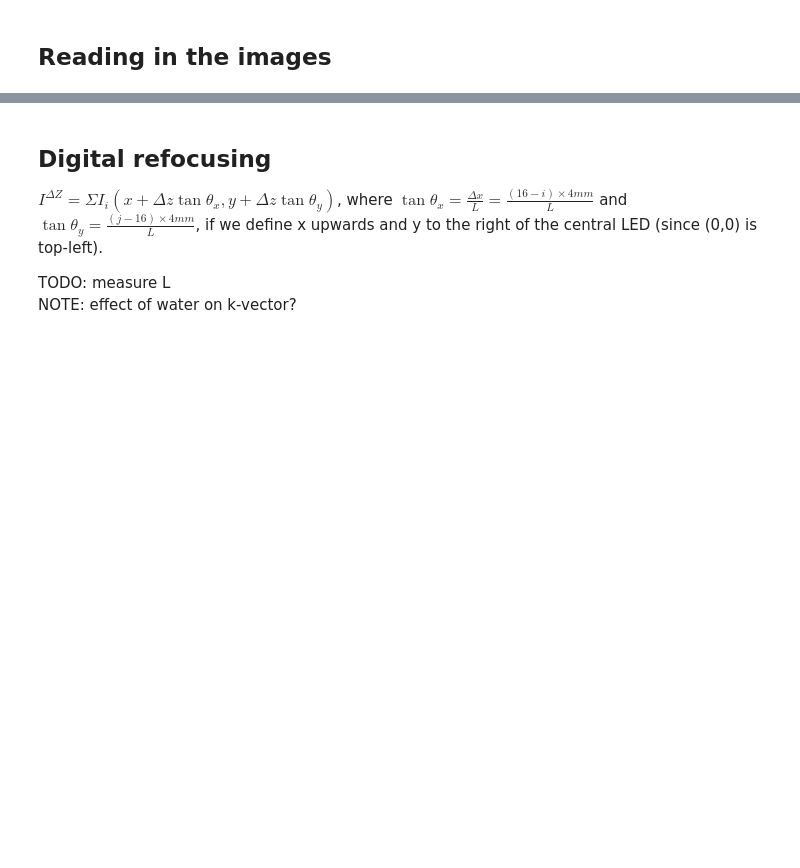
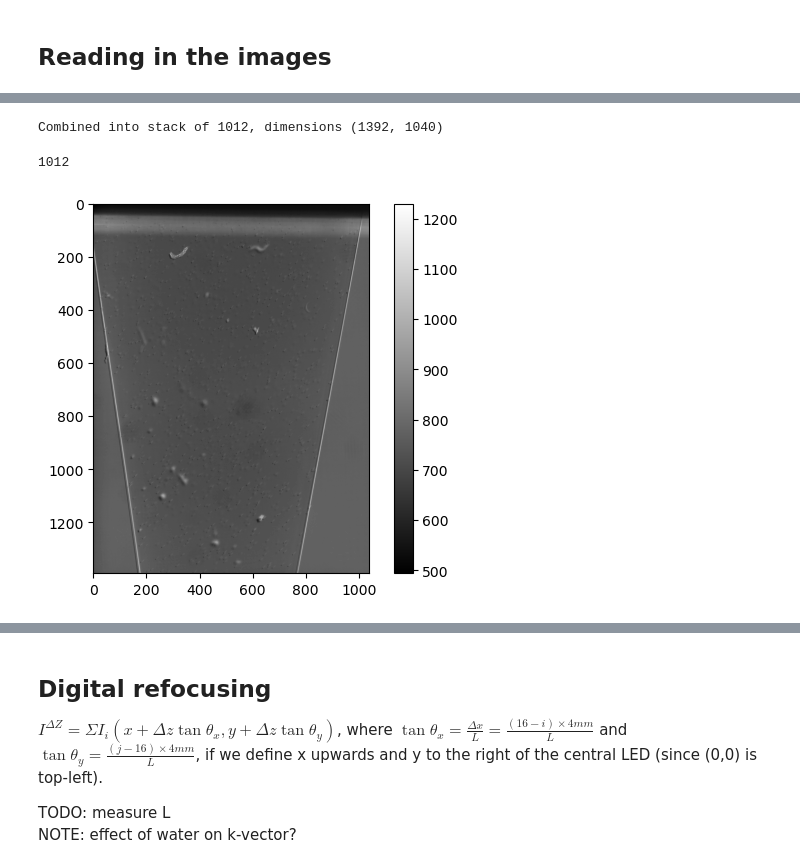
Before and after one commit to kwokkenton/optea, a Jupyter notebook: led_array/phase_contrast.ipynb, the cells around one changed output, grey strips where cells are left out. Saved outputs shown, nothing was run; the diff lists cells and outputs as text; code cells hidden in the pictures; blank space fills up the shorter version.

```diff
--- a/led_array/phase_contrast.ipynb
+++ b/led_array/phase_contrast.ipynb
@@ -46,3 +49,37 @@ print(f'Loaded {brightfield.shape[0]} bright and {darkfield.shape[0]} dark image
+# %%
+# combining the brightfield and darkfield images in the right order, skipping LEDs that weren't actually imaged
+
+all_posns = np.transpose(np.where(difference==1))
+all_imgs = np.zeros((1012, 1392, 1040))
+
+brights_added = 0
+darks_added = 0
+
+for i in range(len(all_posns)):
+    if any((bright_posns[:]==all_posns[i]).all(1)):
+        all_imgs[i] = brightfield[brights_added]
+        brights_added +=1
+    if any((dark_posns[:]==all_posns[i]).all(1)):
+        all_imgs[i] = darkfield[darks_added]
+        darks_added +=1
+
+print(f'Combined into stack of {all_imgs.shape[0]}, dimensions {all_imgs.shape[1:]}')
+
+# normalise all images - WHY DOESN'T THIS WORK PROPERLY?
+for a in all_imgs:
+    a = (255*(a - np.min(a))/np.ptp(a)).astype(int)
+# %% [output]
+Combined into stack of 1012, dimensions (1392, 1040)
+# %%
+brights_added + darks_added
+# %% [output]
+1012
+# %%
+plt.imshow(np.sum(all_imgs, axis=0)/1012, cmap='gray')
+plt.colorbar()
+plt.show()
+# %% [output]
+[figure, added]
 # %%
 # # background subtraction
 # bright_bg = np.mean(io.imread(r'D:\MSci_Project\1_Data\2023-03-08\2023-03-08 brightfield 50ms\MMStack_Pos0.ome.tif'), axis=0)
```
Also changed, not shown: parts of 28 cells of this notebook, 1 other file.
